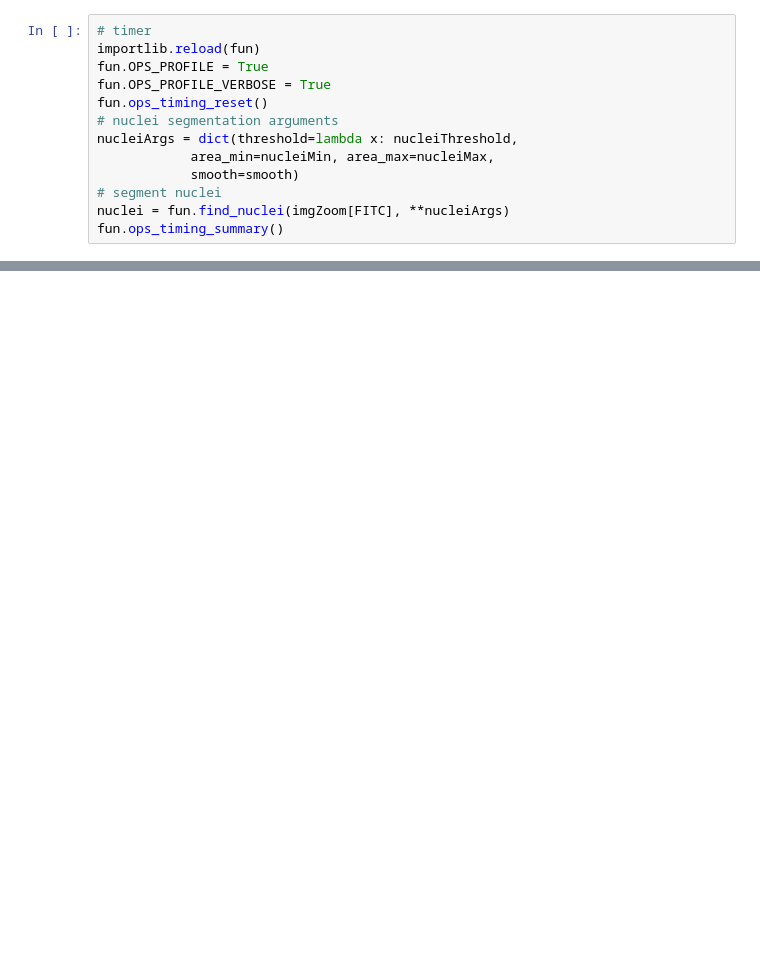
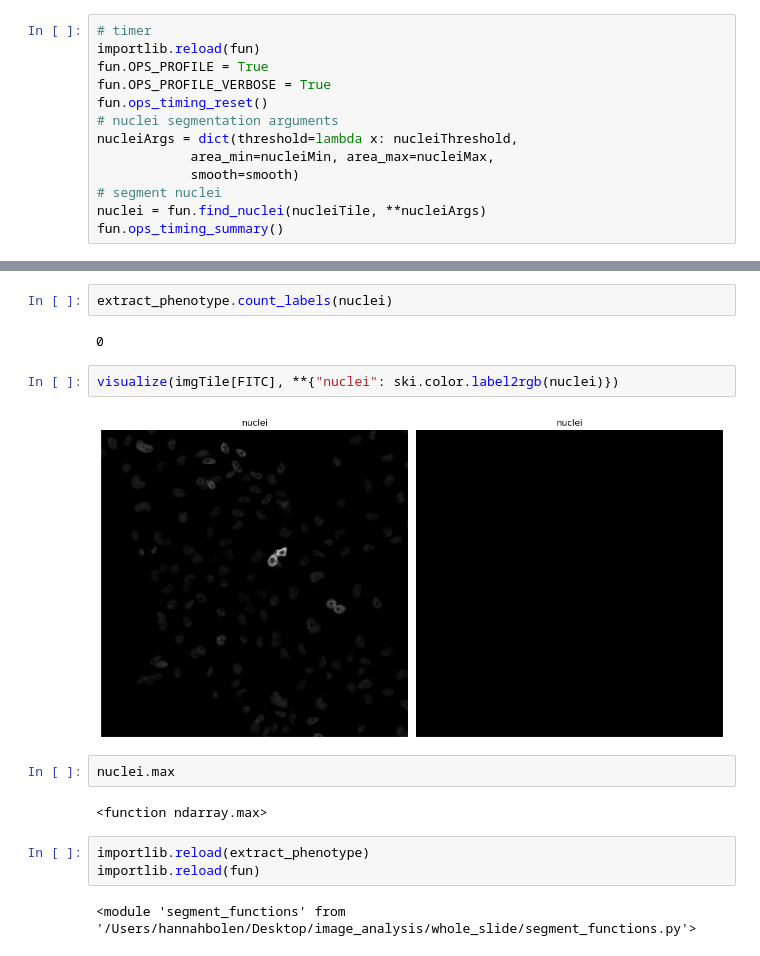
Before and after one commit to hannahbolen1/whole_slide, a Jupyter notebook: brieflow_phenotyping.ipynb, the cells around one changed output, grey strips where cells are left out. Cells and saved outputs as stored; diff of their text form; blank space fills up the shorter version.

```diff
--- a/brieflow_phenotyping.ipynb
+++ b/brieflow_phenotyping.ipynb
@@ -90,5 +118,5 @@ nucleiArgs = dict(threshold=lambda x: nucleiThreshold,
             area_min=nucleiMin, area_max=nucleiMax,
             smooth=smooth)
 # segment nuclei
-nuclei = fun.find_nuclei(imgZoom[FITC], **nucleiArgs)
+nuclei = fun.find_nuclei(nucleiTile, **nucleiArgs)
 fun.ops_timing_summary()
@@ -95,3 +143,20 @@ fun.ops_timing_summary()
+# %%
+extract_phenotype.count_labels(nuclei)
+# %% [output]
+0
+# %%
+visualize(imgTile[FITC], **{"nuclei": ski.color.label2rgb(nuclei)})
+# %% [output]
+[figure, added]
+# %%
+nuclei.max
+# %% [output]
+<function ndarray.max>
+# %%
+importlib.reload(extract_phenotype)
+importlib.reload(fun)
+# %% [output]
+<module 'segment_functions' from '/Users/hannahbolen/Desktop/image_analysis/whole_slide/segment_functions.py'>
 # %%
 print("Extracting phenotype features:")
 
```
Also changed, not shown: parts of 11 cells of this notebook, 7 other files.
